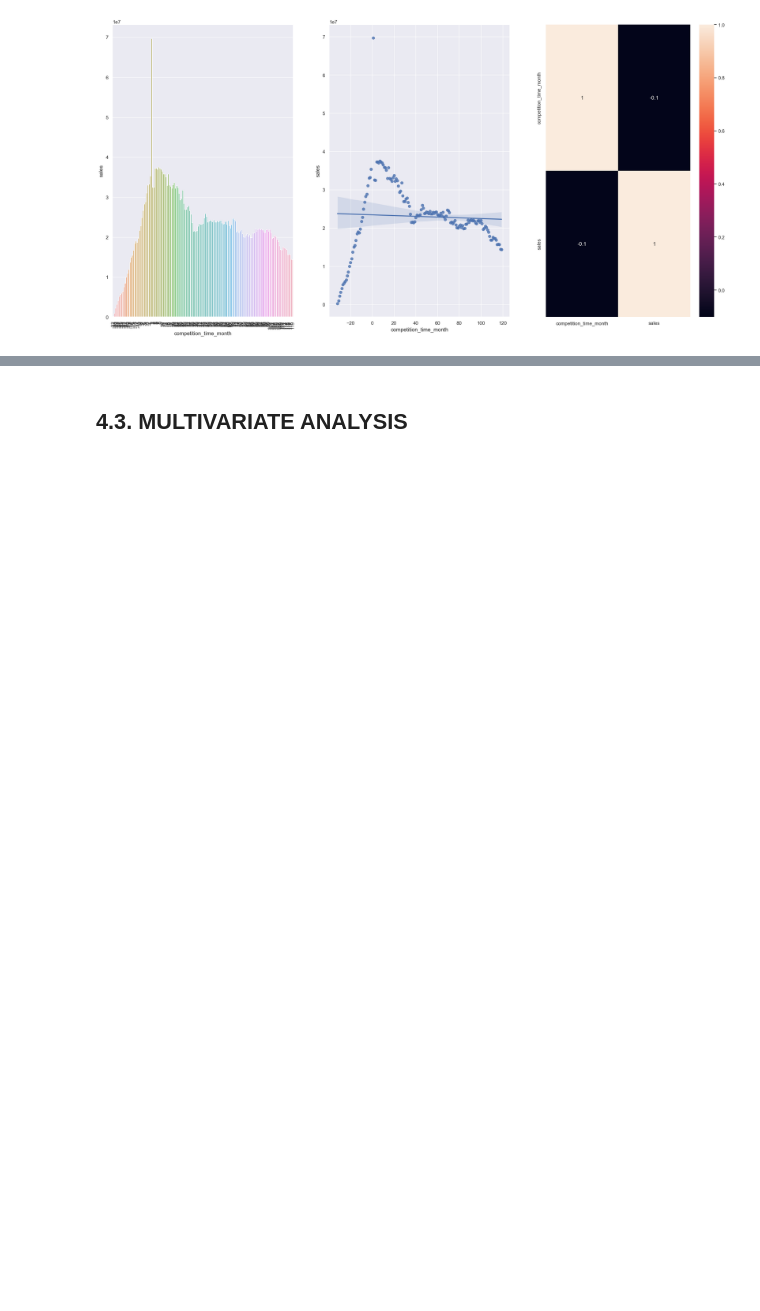
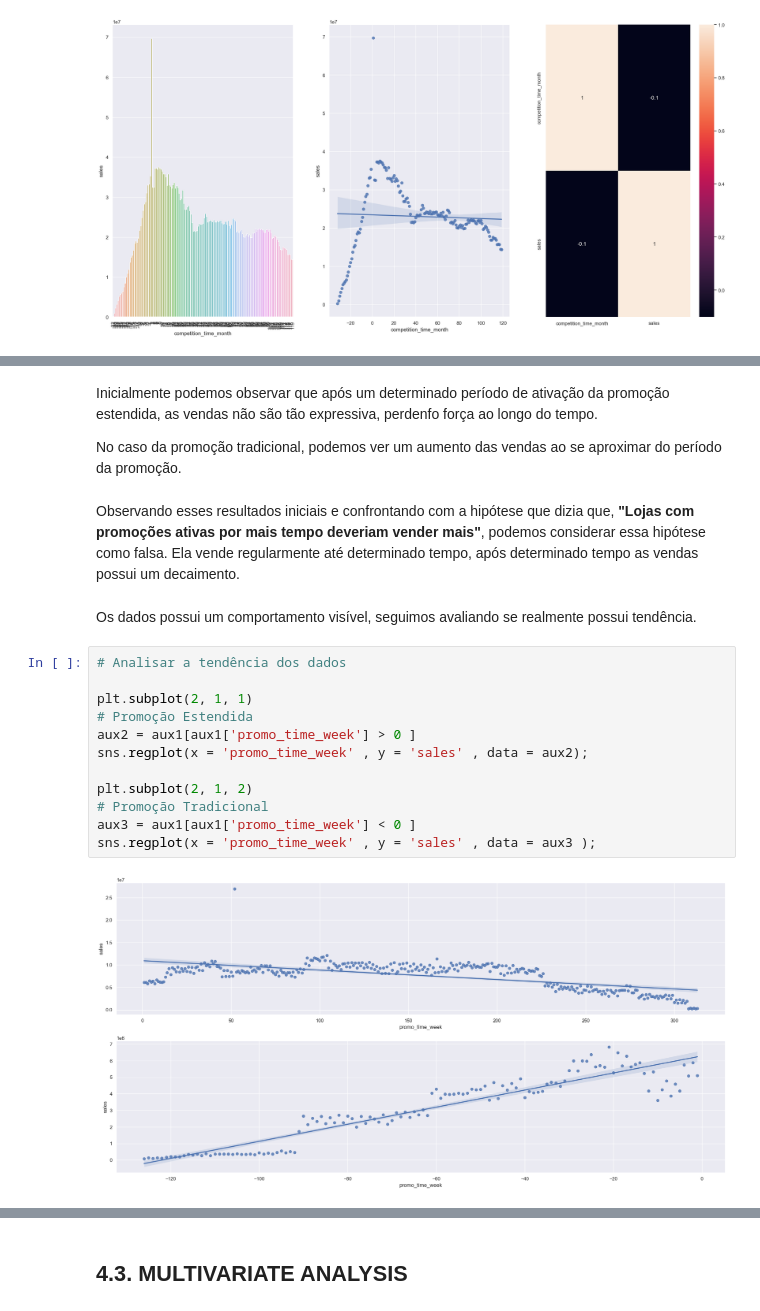
Before and after one commit to flsantos-ds/datascience_em_producao, a Jupyter notebook: m04_v01_store_sales_prediction.ipynb, the cells around one changed output, grey strips where cells are left out. Saved outputs shown, nothing was run; the diff lists cells and outputs as text; blank space fills up the shorter version.

```diff
--- a/m04_v01_store_sales_prediction.ipynb
+++ b/m04_v01_store_sales_prediction.ipynb
@@ -789,0 +832,22 @@ sns.heatmap(aux1.corr(method= 'pearson'), annot = True);
+# %% [markdown]
+Inicialmente podemos observar que após um determinado período de ativação da promoção estendida, as vendas não são tão expressiva, perdenfo força ao longo do tempo.
+
+No caso da promoção tradicional, podemos ver um aumento das vendas ao se aproximar do período da promoção.
+# %% [markdown]
+Observando esses resultados iniciais e confrontando com a hipótese que dizia que, **"Lojas com promoções ativas por mais tempo deveriam vender mais"**, podemos considerar essa hipótese como falsa. Ela vende regularmente até determinado tempo, após determinado tempo as vendas possui um decaimento.
+# %% [markdown]
+Os dados possui um comportamento visível, seguimos avaliando se realmente possui tendência.
+# %%
+# Analisar a tendência dos dados
+
+plt.subplot(2, 1, 1)
+# Promoção Estendida
+aux2 = aux1[aux1['promo_time_week'] > 0 ]
+sns.regplot(x = 'promo_time_week' , y = 'sales' , data = aux2);
+
+plt.subplot(2, 1, 2)
+# Promoção Tradicional
+aux3 = aux1[aux1['promo_time_week'] < 0 ]
+sns.regplot(x = 'promo_time_week' , y = 'sales' , data = aux3 );
+# %% [output]
+[figure, added]
```
Also changed, not shown: parts of 21 cells of this notebook.
